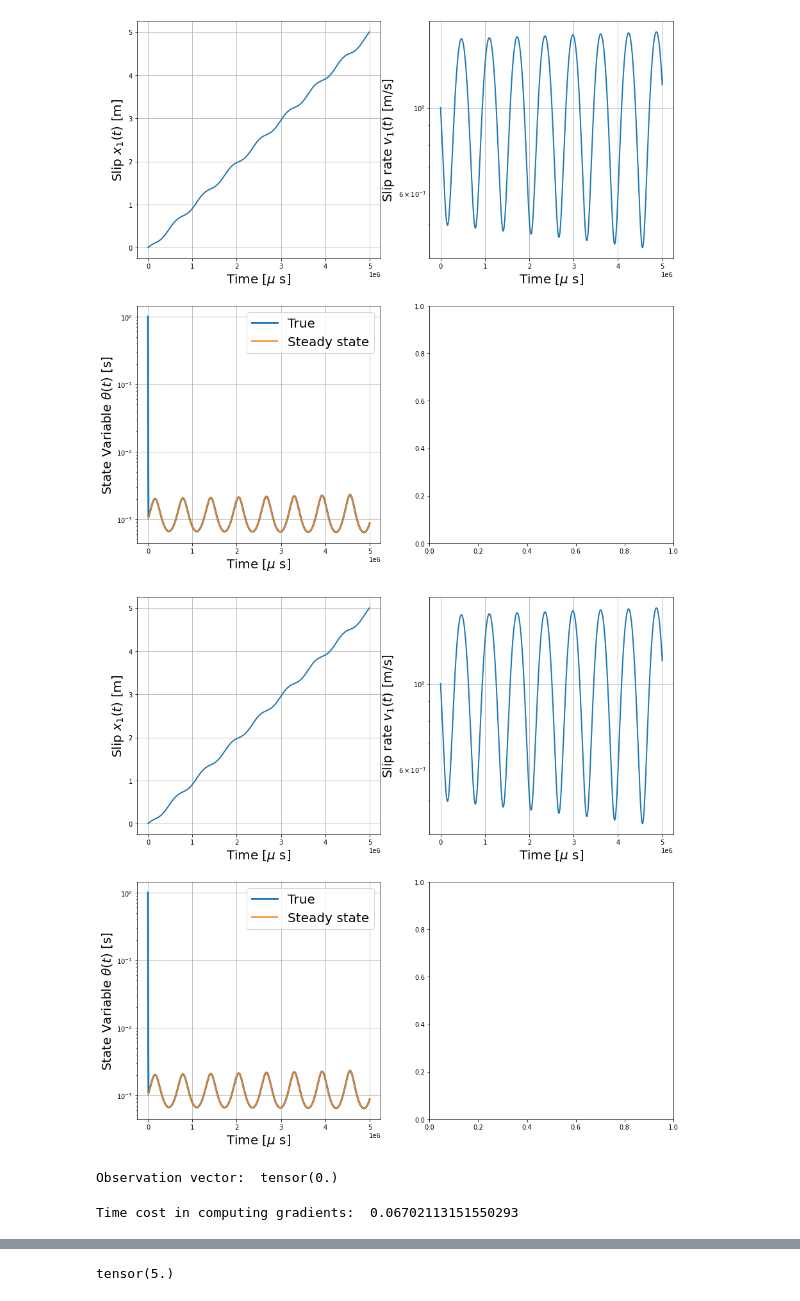
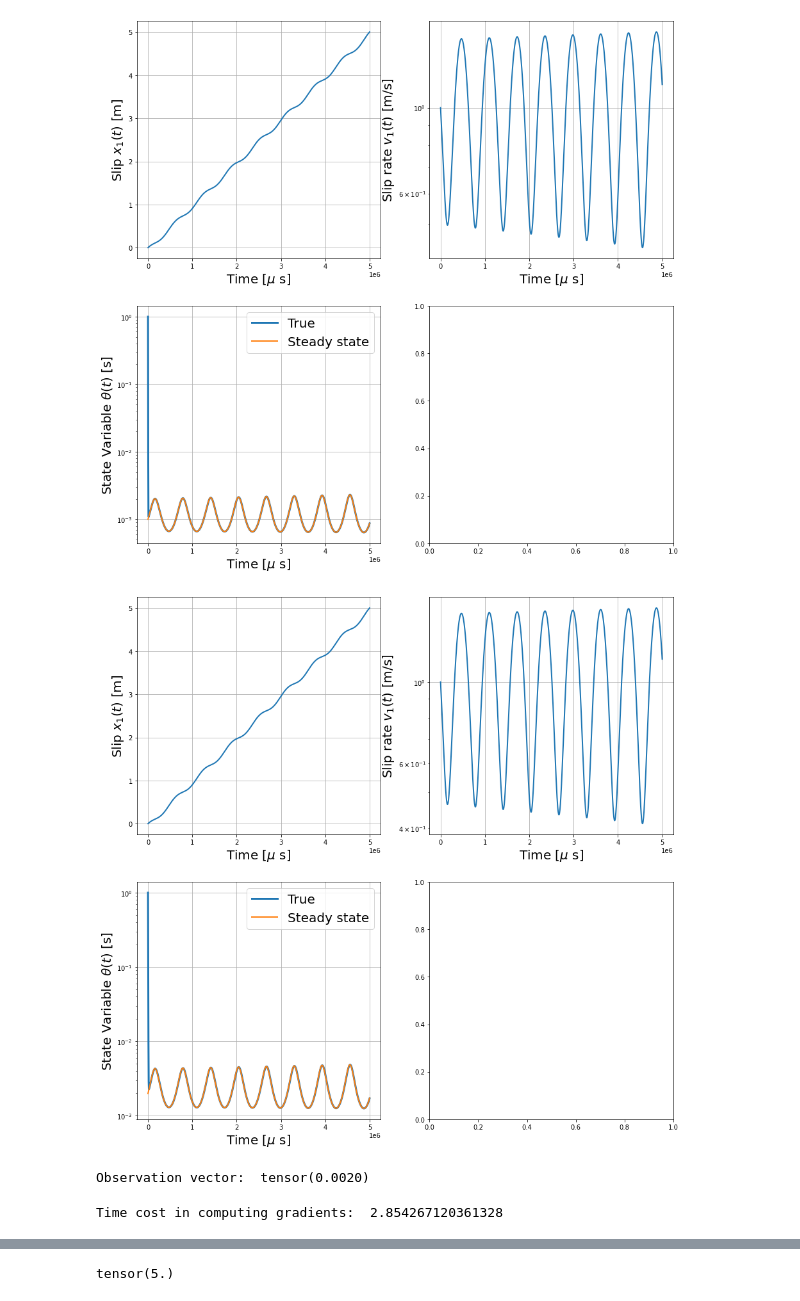
Before and after one commit to Shengduo/AdjtMethod, a Jupyter notebook: MassFricAdj1219_GradDescent.ipynb, the cells around one changed output, grey strips where cells are left out. Saved outputs shown, nothing was run; the diff lists cells and outputs as text; code cells hidden in the pictures.

```diff
--- a/MassFricAdj1219_GradDescent.ipynb
+++ b/MassFricAdj1219_GradDescent.ipynb
@@ -1108,24 +1125,24 @@ y0:        tensor([0., 1., 1.])
 [figure]
 # %%
 # A new set of RS params
-# new_RSParams = torch.tensor([0.004, 0.008, 2., 0.6])
-new_RSParams = torch.tensor([0.011, 0.016, 1.e-3, 0.58])
+new_RSParams = torch.tensor([0.004, 0.008, 2.e-3, 0.6])
+# new_RSParams = torch.tensor([0.011, 0.016, 1.e-3, 0.58])
 new_SpringSlider = MassFricParams(kmg, VT, new_RSParams, y0)
 new_seq = TimeSequenceGen(T, NofTPts, new_SpringSlider, rtol=this_rtol, atol=this_atol, regularizedFlag=False)
 new_seq.plotY(new_seq.t, new_seq.default_y)
 # %% [output]
-[figure, old version]
+[figure, new version]
 # %%
 # Report observation:
 Obs = O(new_seq.default_y, v, new_seq.t, new_SpringSlider)
 print('Observation vector: ', Obs)
 # %% [output]
-Observation vector:  tensor(0.)
+Observation vector:  tensor(0.0020)
 # %%
 # Calculate DoDBeta
 myADJ = AdjDerivs(new_seq.default_y, v, new_seq.t, new_SpringSlider, rtol = 1.e-6, atol = 1.e-8)
 # %% [output]
-Time cost in computing gradients:  0.06702113151550293
+Time cost in computing gradients:  2.854267120361328
 # %%
 myADJ.dOdBeta
 # %% [output]
```
Also changed, not shown: parts of 3 cells of this notebook.
